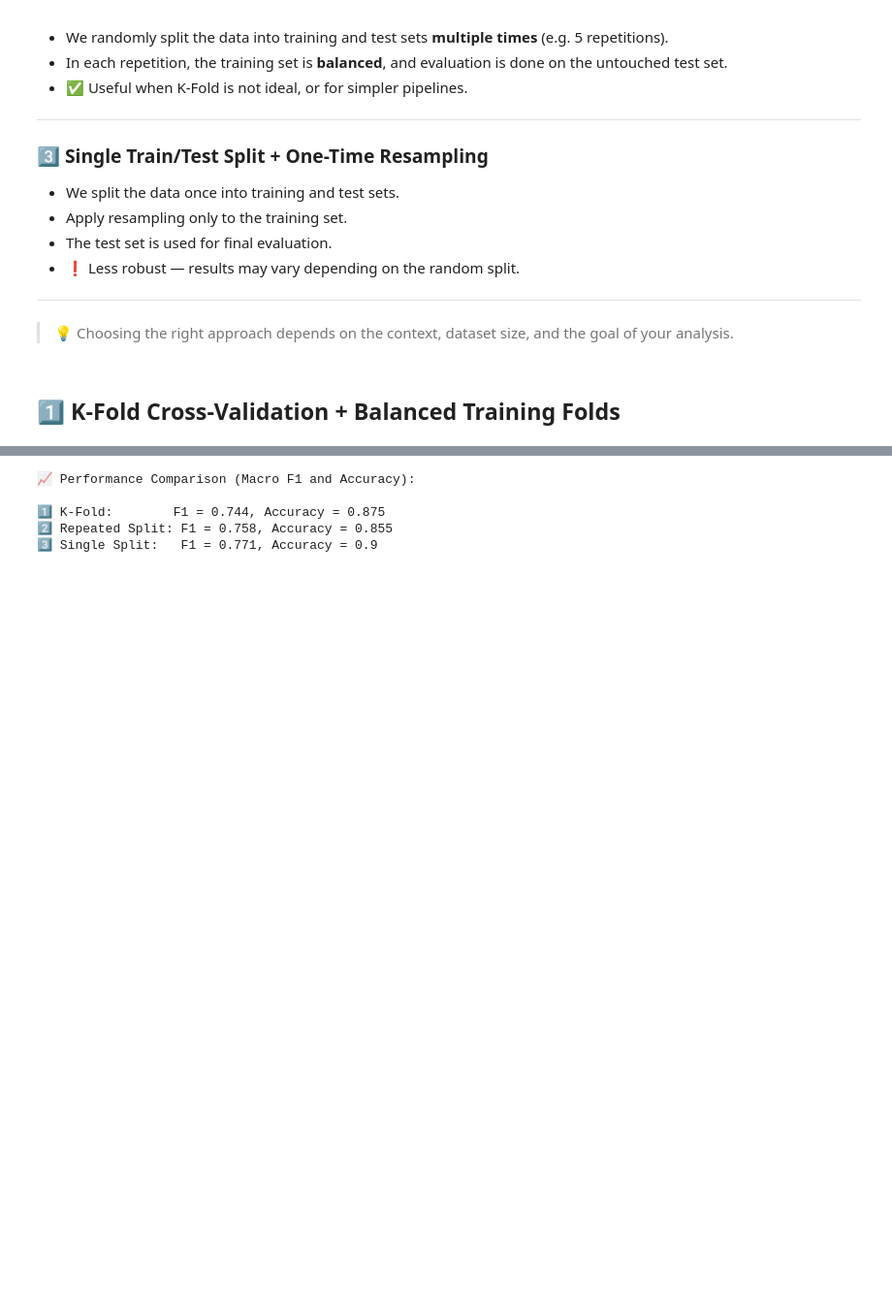
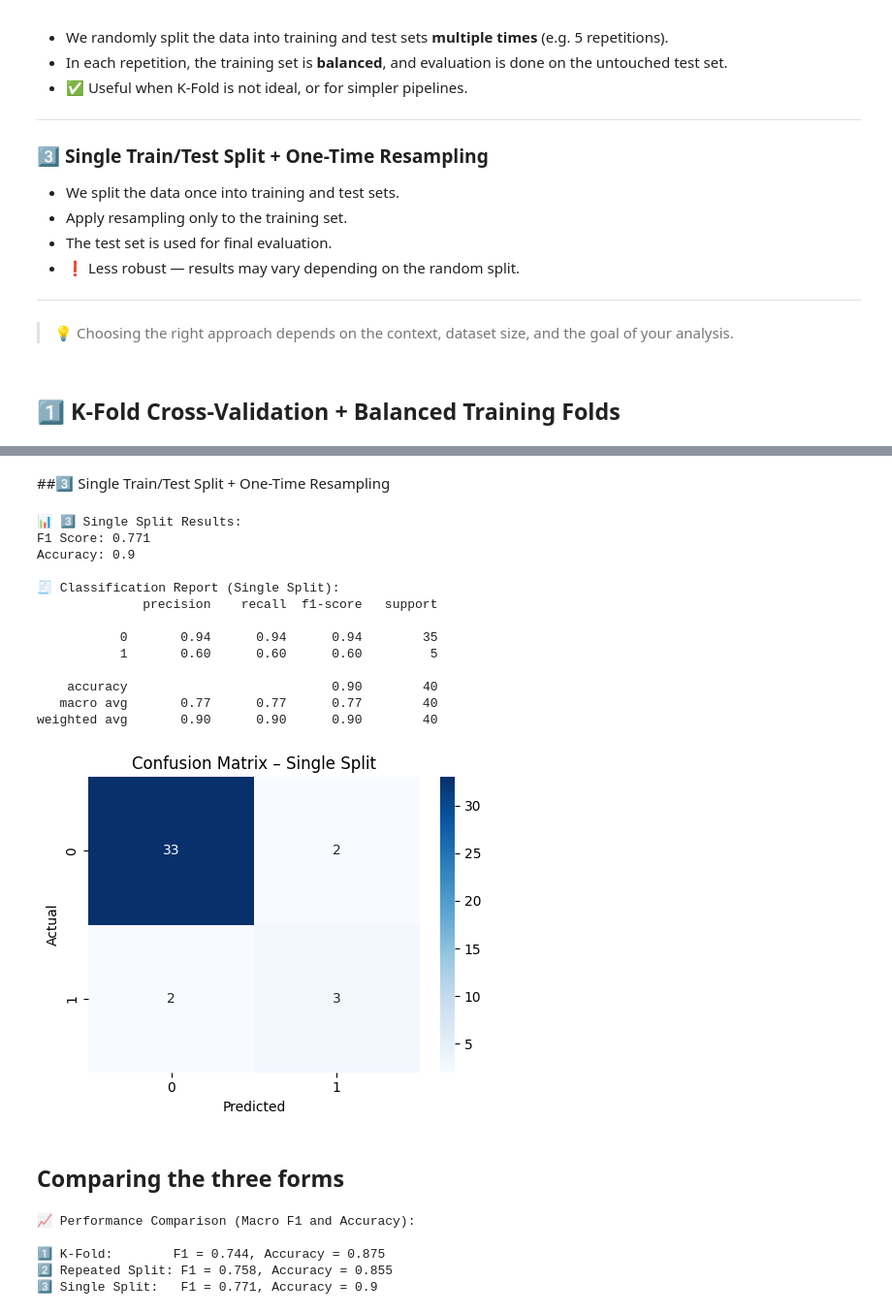
Before and after one commit to jcsmcmendes/Step_Class, a Jupyter notebook: Preparing_data_for_supervised_learning.ipynb, the cells around one changed output, grey strips where cells are left out. Shown: that part at 97% size. Drawn from its saved outputs; the diff is of its cells as text; code cells hidden in the pictures; blank space fills up the shorter version.

```diff
--- a/Preparing_data_for_supervised_learning.ipynb
+++ b/Preparing_data_for_supervised_learning.ipynb
@@ -92,3 +221,55 @@ After identifying class imbalance in our dataset, we have three main strategies
+# %% [markdown]
+##3️⃣ Single Train/Test Split + One-Time Resampling
+# %%
+# 3️⃣ Single Split + SMOTE
+X_train, X_test, y_train, y_test = train_test_split(X, y, stratify=y, test_size=0.2, random_state=42)
+scaler = StandardScaler()
+X_train_scaled = scaler.fit_transform(X_train)
+X_test_scaled = scaler.transform(X_test)
+
+X_train_smote, y_train_smote = SMOTE(random_state=42).fit_resample(X_train_scaled, y_train)
+
+model.fit(X_train_smote, y_train_smote)
+preds = model.predict(X_test_scaled)
+
+f1_single = f1_score(y_test, preds, average='macro')
+acc_single = accuracy_score(y_test, preds)
+
+# 🔢 Resultados
+print(f"\n📊 3️⃣ Single Split Results:")
+print(f"F1 Score: {round(f1_single, 3)}")
+print(f"Accuracy: {round(acc_single, 3)}")
+
+# 🧾 Classification Report
+print("\n🧾 Classification Report (Single Split):")
+print(classification_report(y_test, preds))
+
+# 📈 Confusion Matrix
+cm = confusion_matrix(y_test, preds)
+plt.figure(figsize=(5, 4))
+sns.heatmap(cm, annot=True, fmt='d', cmap='Blues')
+plt.title("Confusion Matrix – Single Split")
+plt.xlabel("Predicted")
+plt.ylabel("Actual")
+plt.tight_layout()
+plt.show()
+# %% [output]
+📊 3️⃣ Single Split Results:
+F1 Score: 0.771
+Accuracy: 0.9
+
+🧾 Classification Report (Single Split):
+              precision    recall  f1-score   support
+
+           0       0.94      0.94      0.94        35
+           1       0.60      0.60      0.60         5
+
+    accuracy                           0.90        40
+   macro avg       0.77      0.77      0.77        40
+weighted avg       0.90      0.90      0.90        40
+[figure, added]
+# %% [markdown]
+## Comparing the three forms
 # %%
 # 🔁 Modelo base
 model = LogisticRegression()
```
Also changed, not shown: parts of 5 cells of this notebook.
